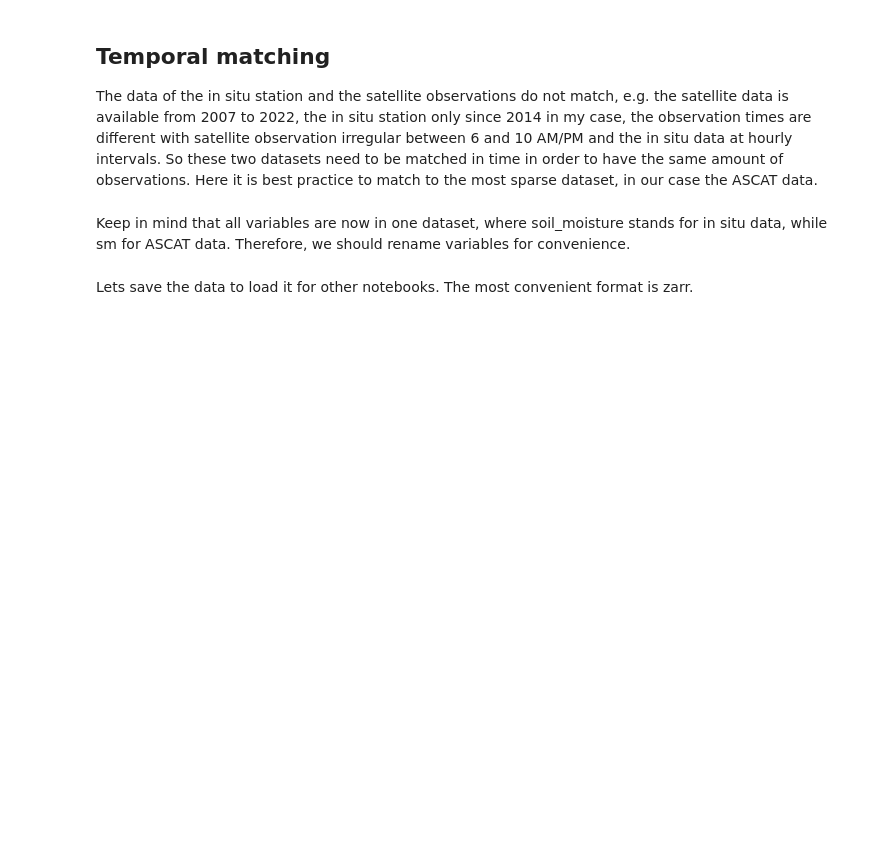
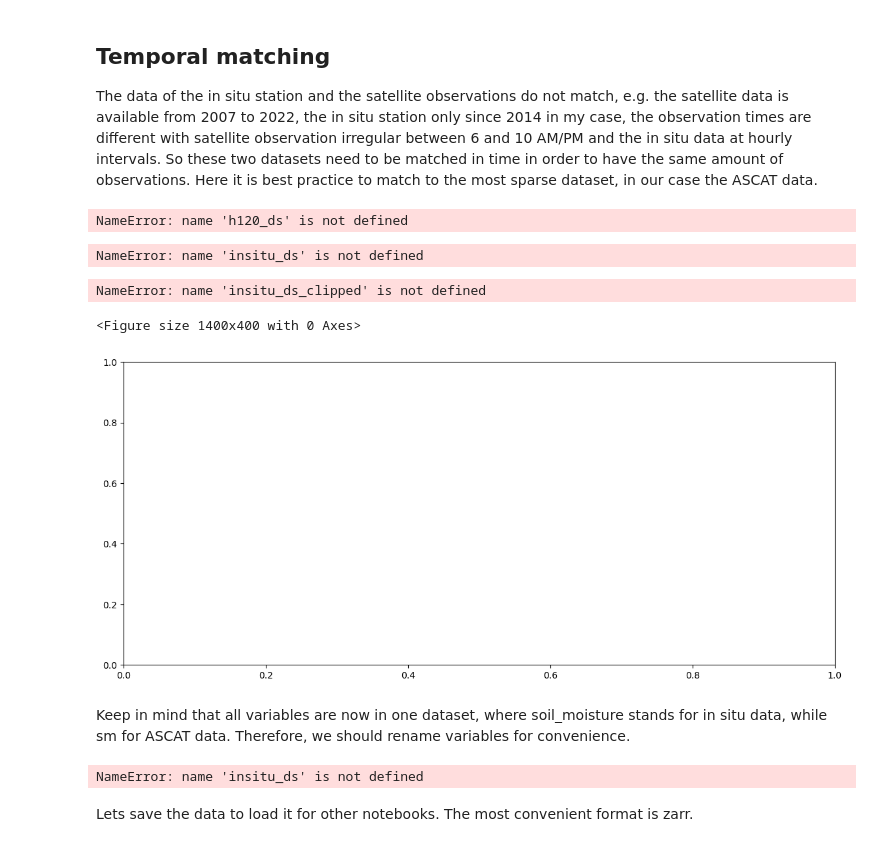
Before and after one commit to lukojovic/data_retrieval, a Jupyter notebook: notebooks/Ex1.ipynb, the cells around one changed output. Saved outputs shown, nothing was run; the diff lists cells and outputs as text; code cells hidden in the pictures; blank space fills up the shorter version.

```diff
--- a/notebooks/Ex1.ipynb
+++ b/notebooks/Ex1.ipynb
@@ -55,0 +19,23 @@ cell_source.exists()
+# %%
+# Set the root path to the data
+root = Path("~/Desktop/Data Retrieval in Earth Observation").expanduser()
+sync_path = Path("~/shares/radar/DataLab/sync_with_datalab").expanduser()
+
+path_test_data = root / "Data"
+
+# Paths to the different datasets
+h120_path = path_test_data / "hsaf"
+static_layer_path = path_test_data / "static_layer"
+grid_path = path_test_data / "warp5_grid"
+ismn_path = root / "ismn"
+
+cell_source = sync_path / "datasets/scat_ard/ascat_ssm_cdr_12.5km_h121"
+fname = "Data_separate_files_header_20150224_20250224_11904_gvo0_20250224.zip"
+data_path = ismn_path / fname
+
+
+# Check if the paths exist
+paths = [path_test_data, h120_path, static_layer_path, grid_path, ismn_path]
+for p in paths:
+    assert not p.exists()
+    print(f"Path exists: {p}")
@@ -193,13 +196,10 @@ http://rs.geo.tuwien.ac.at/dv/dgg/
 The hsaf package automatically reads the data as a pandas dataframe. Now you can use the full functionality of pandas to do a first analysis of your dataset.
 You can have a quick look at the data by using the .head() function, showing you the data structure. For the meaning of the different columns have a look at the Product User Manual: http://hsaf.meteoam.it/documents/PUM/ASCAT_SSM_CDR_PUM_v0.8.pdf
 Most important for getting to know the dataset are the columns 'sm'.
-# %%
-cell_source = Path(
-    "/home/ljovic/shares/radar/DataLab/sync_with_datalab/datasets/scat_ard/ascat_ssm_cdr_12.5km_h121"
-)
-cell_source.exists()
 # %%
-cell_collection = rat.CellFileCollection.from_product_id(cell_source, "H121_V1.0")
+cell_collection = rat.CellFileCollection.from_product_id(
+    cell_source, "H121_V1.0"
+)
 # %% [markdown]
 Let's read the data and plot.
 # %%
@@ -257,7 +268,9 @@ dry_25 = sig25.quantile(0.01, dim="time")
 
 # Convert to the reference angle of 40 degrees
 dry_ref = (
-    dry_25 - h120_ds.slope40 * (25 - 40) - 0.5 * h120_ds.curvature40 * (25 - 40) ** 2
+    dry_25
+    - h120_ds.slope40 * (25 - 40)
+    - 0.5 * h120_ds.curvature40 * (25 - 40) ** 2
 )
 
 # Get the wet reference
@@ -279,7 +292,9 @@ inc_angle = -np.cos(np.radians(40)) / 2.0
 h120_ds["vod"] = inc_angle * np.log(lin_sens / lin_bs_sens)
 
 fig, ax = plt.subplots(1, 1, figsize=(15, 5))
-ax.plot(h120_ds.sel(time=slice("2018-01-01", "2018-12-31")).vod, label="H120 VOD")
+ax.plot(
+    h120_ds.sel(time=slice("2018-01-01", "2018-12-31")).vod, label="H120 VOD"
+)
 ax.set_ylabel(r"VOD (m$^2$/m$^2$)")
 ax.legend()
 plt.show()
@@ -293,7 +310,11 @@ plt.figure(figsize=(10, 5))
 
 insitu_ds.soil_moisture.plot(label="In-Situ")
 
-plt.plot(h120_interp.date_time, h120_interp.surface_soil_moisture / 100, label="ASCAT")
+plt.plot(
+    h120_interp.date_time,
+    h120_interp.surface_soil_moisture / 100,
+    label="ASCAT",
+)
 
 plt.xlabel("Time")
 plt.ylabel("Soil Moisture")
@@ -301,6 +322,8 @@ plt.legend()
 plt.title("Interpolated ASCAT vs. In-Situ Soil Moisture")
 plt.grid()
 plt.show()
+# %% [output]
+NameError: name 'h120_ds' is not defined
 # %%
 # Find common date range
 start_date = max(insitu_ds.date_time.min(), h120_ds.time.min())
@@ -309,6 +332,8 @@ end_date = min(insitu_ds.date_time.max(), h120_ds.time.max())
 # Clip datasets to this range
 insitu_ds_clipped = insitu_ds.sel(date_time=slice(start_date, end_date))
 h120_interp_clipped = h120_interp.sel(date_time=slice(start_date, end_date))
+# %% [output]
+NameError: name 'insitu_ds' is not defined
 # %%
 plt.figure(figsize=(14, 4))
 fig, ax1 = plt.subplots(figsize=(14, 6))
@@ -320,34 +345,38 @@ lns1 = ax1.plot(
     label="In-Situ SM (m³/m³)",
     color="midnightblue",
     marker="o",
     markersize=4,
     linestyle="--",
 )
 ax1.set_xlabel("Time")
 ax1.set_ylabel(r"In-Situ SM (m$^3$/m$^3$)", color="midnightblue")
 ax1.tick_params(axis="y", labelcolor="midnightblue")
 
 # ASCAT Soil Moisture in % Degree of Saturation
 ax2 = ax1.twinx()
 lns2 = ax2.plot(
     h120_interp.date_time,
     h120_interp.surface_soil_moisture,
     label="ASCAT SM (Degree of Saturation %)",
     color="seagreen",
     linestyle="-",
     alpha=0.7,
 )
 ax2.set_ylabel("ASCAT SM (Degree of Saturation %)", color="seagreen")
 ax2.tick_params(axis="y", labelcolor="seagreen")
 
 # Combine Legends from Both Axes
 lns = lns1 + lns2
-labels = [l.get_label() for l in lns]
+labels = [elem.get_label() for elem in lns]
 ax1.legend(lns, labels, loc="upper left")
 
 plt.title("Interpolated ASCAT vs. In-Situ Soil Moisture")
 plt.grid()
 plt.show()
+# %% [output]
+NameError: name 'insitu_ds_clipped' is not defined
+<Figure size 1400x400 with 0 Axes>
+[figure, added]
 # %% [markdown]
 Keep in mind that all variables are now in one dataset, where soil_moisture stands for in situ data, while sm for ASCAT data. Therefore, we should rename variables for convenience.
 # %%
@@ -355,6 +384,8 @@ merged_ds = xr.merge([insitu_ds.squeeze(), h120_interp]).rename(
     {"soil_moisture": "SM_insitu", "surface_soil_moisture": "SM_ascat"}
 )
 merged_ds
+# %% [output]
+NameError: name 'insitu_ds' is not defined
 # %% [markdown]
 Lets save the data to load it for other notebooks. The most convenient format is zarr.
 # %%
```
Also changed, not shown: parts of 28 cells of this notebook, 2 other files.
